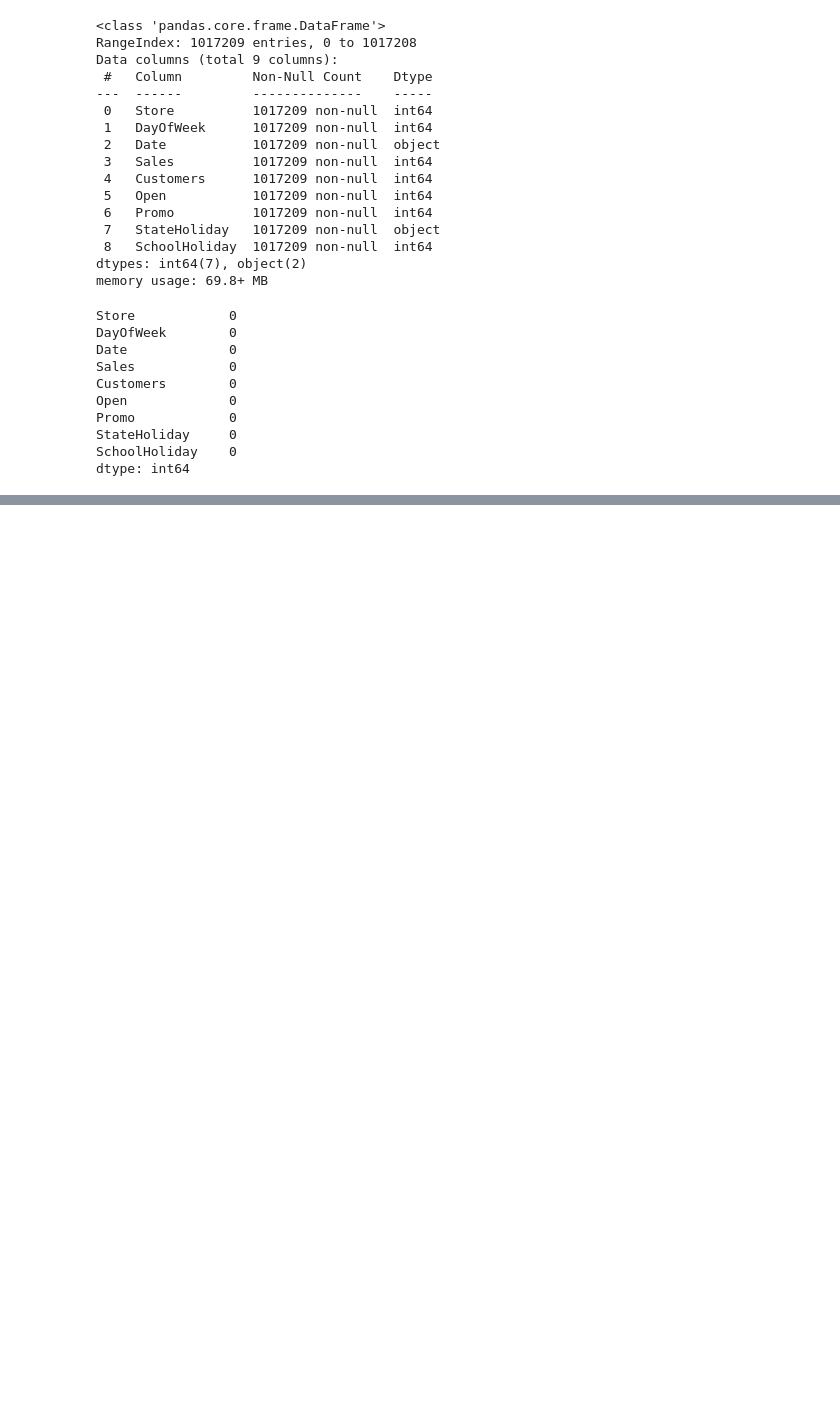
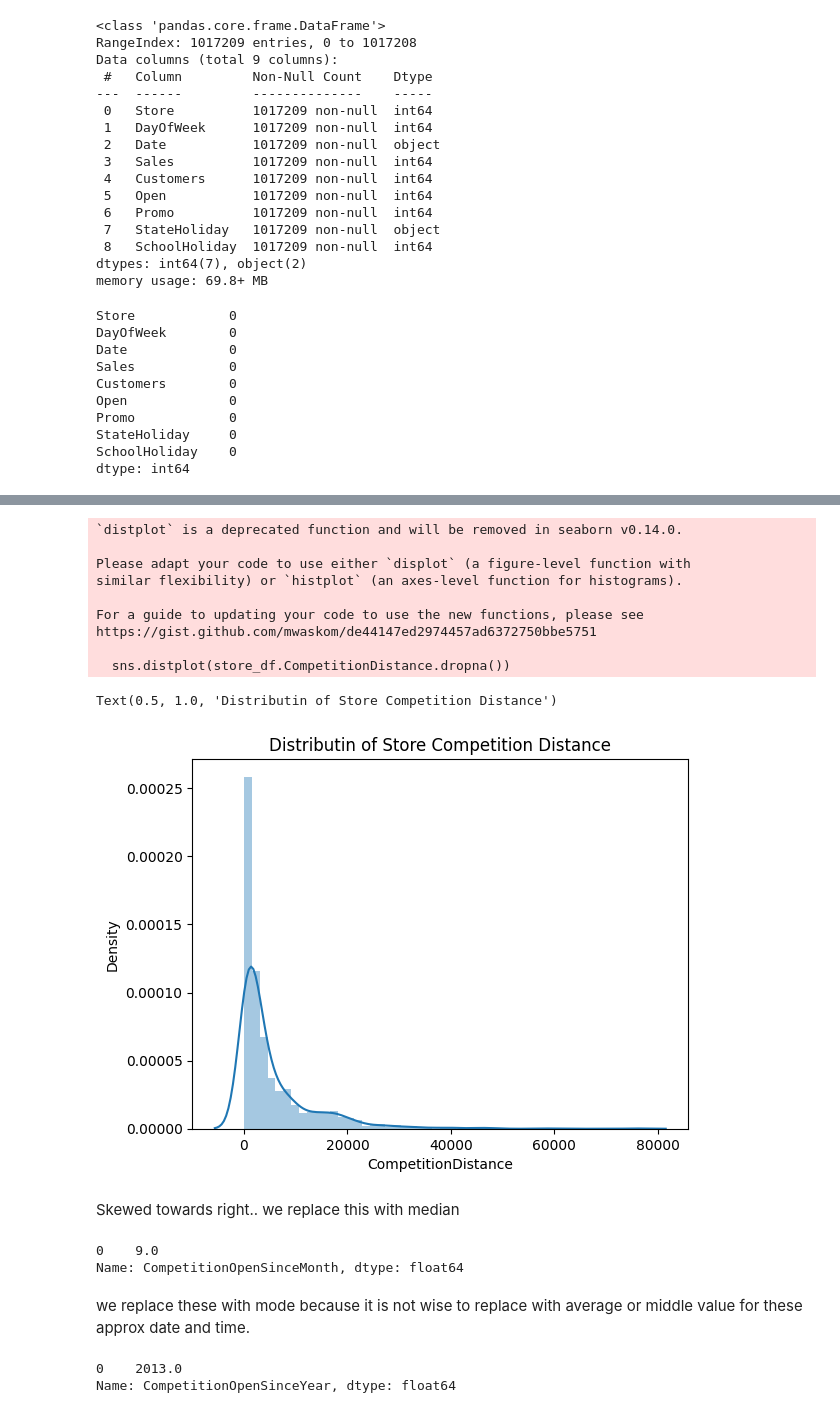
Before and after one commit to Koti-RK/Retail-Sales-Prediction, a Jupyter notebook: Retail_sales_prediction.ipynb, the cells around one changed output, grey strips where cells are left out. Cells and saved outputs as stored; diff of their text form; code cells hidden in the pictures; blank space fills up the shorter version.

```diff
--- a/Retail_sales_prediction.ipynb
+++ b/Retail_sales_prediction.ipynb
@@ -106,0 +184,30 @@ rossman_df.describe()
+# %%
+sns.distplot(store_df.CompetitionDistance.dropna())
+plt.title("Distributin of Store Competition Distance")
+# %% [output]
+`distplot` is a deprecated function and will be removed in seaborn v0.14.0.
+
+Please adapt your code to use either `displot` (a figure-level function with
+similar flexibility) or `histplot` (an axes-level function for histograms).
+
+For a guide to updating your code to use the new functions, please see
+https://gist.github.com/mwaskom/de44147ed2974457ad6372750bbe5751
+
+  sns.distplot(store_df.CompetitionDistance.dropna())
+Text(0.5, 1.0, 'Distributin of Store Competition Distance')
+[figure, added]
+# %% [markdown]
+Skewed towards right.. we replace this with median
+# %%
+#dealing with null values
+store_df['CompetitionOpenSinceMonth'].mode()
+# %% [output]
+0    9.0
+Name: CompetitionOpenSinceMonth, dtype: float64
+# %% [markdown]
+we replace these with mode because it is not wise to replace with average or middle value for these approx date and time.
+# %%
+store_df['CompetitionOpenSinceYear'].mode()
+# %% [output]
+0    2013.0
+Name: CompetitionOpenSinceYear, dtype: float64
```
Also changed, not shown: parts of 21 cells of this notebook.
